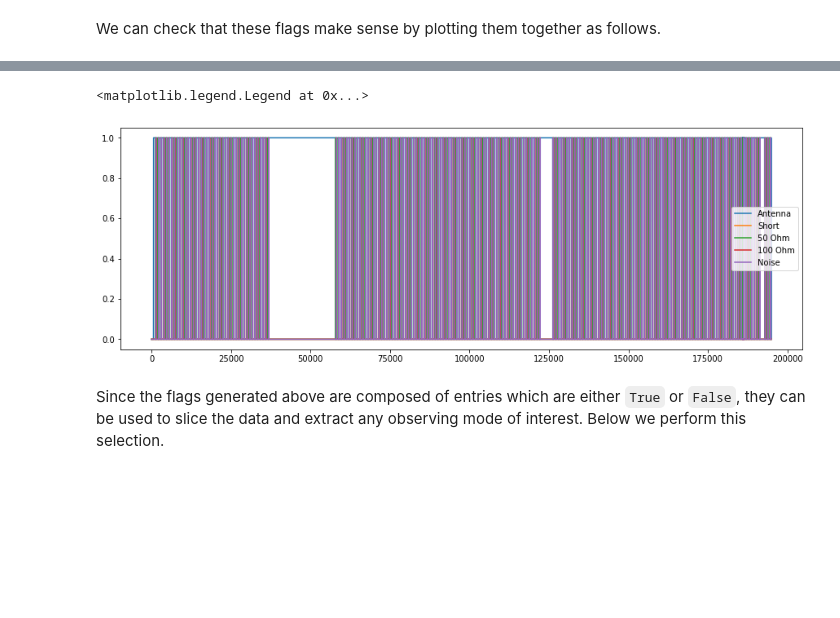
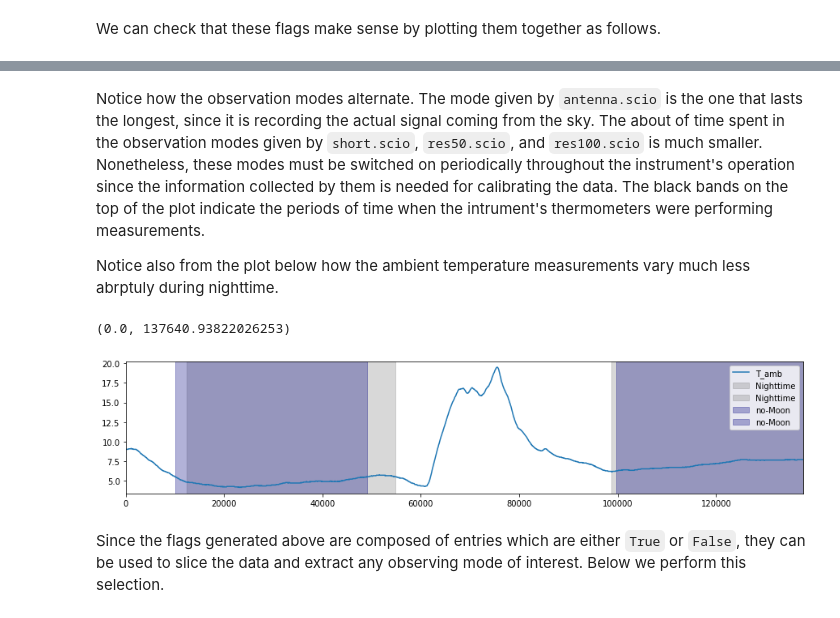
Before and after one commit to fernandozhs/prizmatoid, a Jupyter notebook: Metadatabase.ipynb, the cells around one changed output, grey strips where cells are left out. Saved outputs shown, nothing was run; the diff lists cells and outputs as text; code cells hidden in the pictures; blank space fills up the shorter version.

Commit message:
Polished metadatabase and added new functions to prizmatoid.

```diff
--- a/Metadatabase.ipynb
+++ b/Metadatabase.ipynb
@@ -23,5 +23,6 @@ Next, specify the time intervals and PRIZM components of interest.
 # %%
 ctime_intervals = [(1524600000, 1524700000), (1524700000, 1524800000)]
 components=['70MHz', 'switch']
+filters=['polarization_1']
 # %%
-prizm_data = mdb.load_multiple_data(ctime_intervals, components, verbose=False)
+prizm_data = mdb.load_multiple_data(ctime_intervals, components, filters, patch=True, verbose=False)
@@ -117,22 +158,36 @@ We can check that these flags make sense by plotting them together as follows.
+# %% [markdown]
+Notice how the observation modes alternate. The mode given by `antenna.scio` is the one that lasts the longest, since it is recording the actual signal coming from the sky. The about of time spent in the observation modes given by `short.scio`, `res50.scio`, and `res100.scio` is much smaller. Nonetheless, these modes must be switched on periodically throughout the instrument's operation since the information collected by them is needed for calibrating the data. The black bands on the top of the plot indicate the periods of time when the intrument's thermometers were performing measurements.
+
+Notice also from the plot below how the ambient temperature measurements vary much less abrptuly during nighttime.
 # %%
-# Plots the different flags.
-plt.figure(1, figsize=(15, 5))
+# Plots one of the ambient temperature readings.
+plt.figure(2, figsize=(15, 3))
 
-# Uses the `prizm_data['70MHz']['time_sys_start.raw'][0]` as a time reference for the switch states.
-data_time = prizm_data['70MHz']['time_sys_start.raw'] - prizm_data['70MHz']['time_sys_start.raw'][0]
+# Finds the boundaries of nighttime.
+night_flag = np.ma.masked_array(prizm_data['70MHz']['nighttime_flags'], mask=prizm_data['70MHz']['nighttime_flags'])
+night_clumps = np.ma.clump_masked(night_flag)
 
-# Show when each observing mode is active as a function of time.
-plt.plot(data_time, select_antenna, label='Antenna')
-plt.plot(data_time, select_short, label='Short')
-plt.plot(data_time, select_res50, label='50 Ohm')
-plt.plot(data_time, select_res100, label='100 Ohm')
-plt.plot(data_time, select_noise, label='Noise')
+# Finds the time intervals when the Moon is below the horizon.
+moon_flag = np.ma.masked_array(prizm_data['70MHz']['moon_flags'], mask=(prizm_data['70MHz']['moon_flags']==-1))
+moon_clumps = np.ma.clump_masked(moon_flag)
+
+# Plots the nighttime regions with a gray background.
+for clump in night_clumps:
+    plt.axvspan(data_time[np.r_[clump][0]], data_time[np.r_[clump][-1]], alpha=0.3, color='gray', label='Nighttime')
+
+# Plots the no-Moon regions with a gray background.
+for clump in moon_clumps:
+    plt.axvspan(data_time[np.r_[clump][0]], data_time[np.r_[clump][-1]], alpha=0.3, color='navy', label='no-Moon')
+
+# Shows the actual ambient temperature readings for the 100MHz antenna as a function of time.
+plt.plot(therm_time_start, prizm_data['switch']['temp_100_ambient.raw'], label='T_amb')
 
 # Legend and x-axis range.
 plt.legend(loc='best')
+plt.xlim([data_time.min(), data_time.max()])
 # %% [output]
-<matplotlib.legend.Legend at 0x...>
+(0.0, 137640.93822026253)
-[figure, old version]
+[figure, new version]
 # %% [markdown]
 Since the flags generated above are composed of entries which are either `True` or `False`, they can be used to slice the data and extract any observing mode of interest. Below we perform this selection.
 # %%
```
Also changed, not shown: parts of 21 cells of this notebook, 6 other files.
